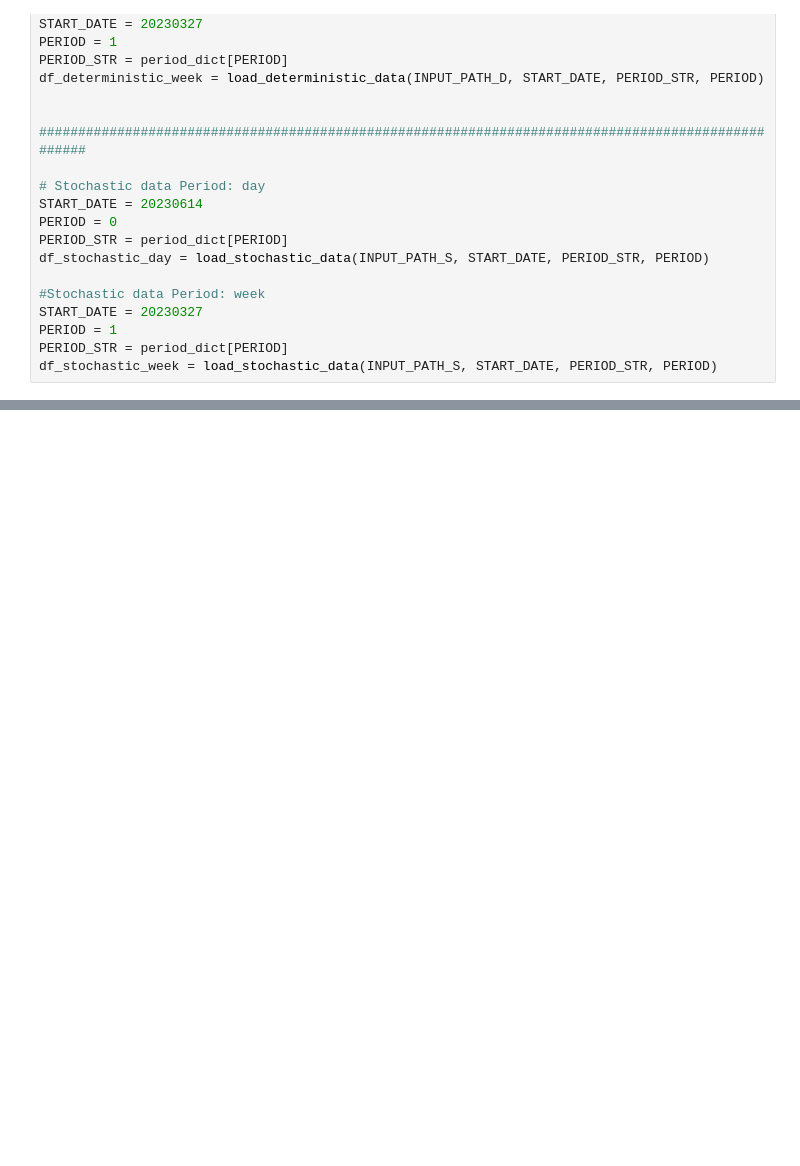
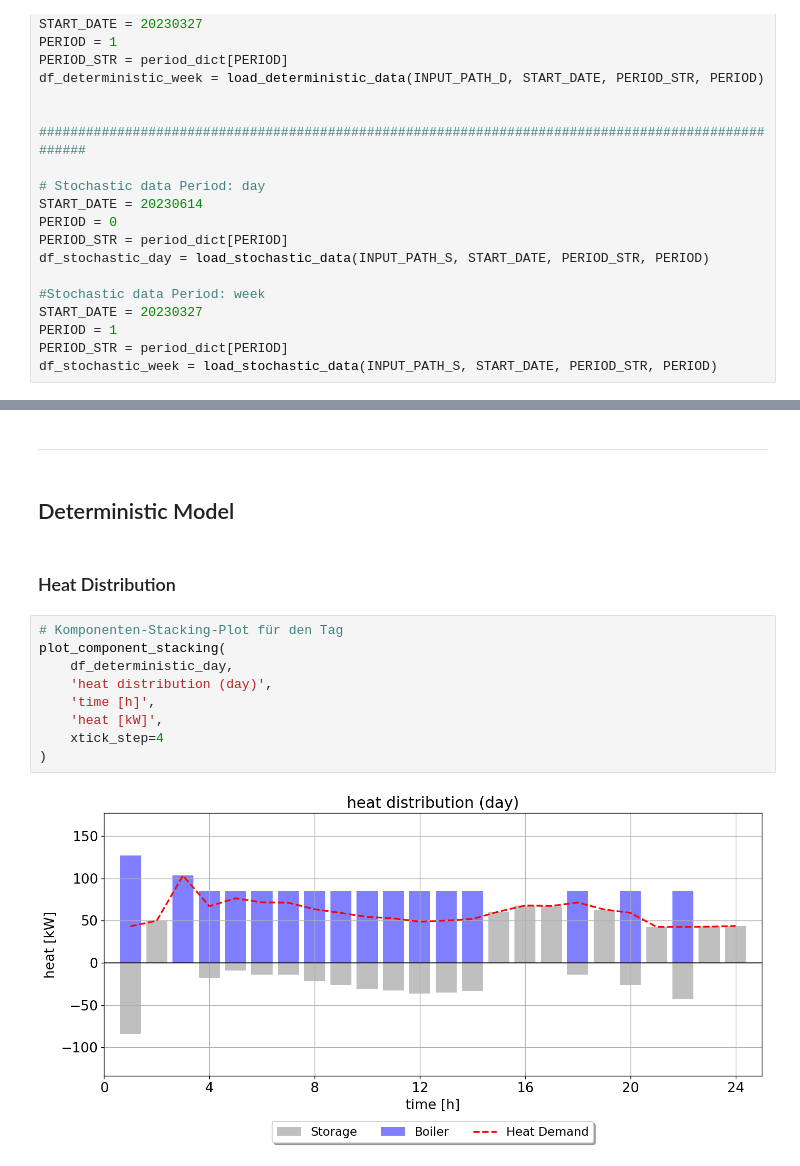
Before and after one commit to 0815Paul/SPMA, a Jupyter notebook: postprocessing/postprocessing.ipynb, the cells around one changed output, grey strips where cells are left out. Drawn from its saved outputs; the diff is of its cells as text; blank space fills up the shorter version.

```diff
--- a/postprocessing/postprocessing.ipynb
+++ b/postprocessing/postprocessing.ipynb
@@ -755,0 +996,17 @@ plt.show()
+# %% [markdown]
+---
+# %% [markdown]
+## Deterministic Model
+# %% [markdown]
+### Heat Distribution
+# %%
+# Komponenten-Stacking-Plot für den Tag
+plot_component_stacking(
+    df_deterministic_day,
+    'heat distribution (day)',
+    'time [h]',
+    'heat [kW]',
+    xtick_step=4
+)
+# %% [output]
+[figure, added]
```
Also changed, not shown: parts of 49 cells of this notebook, 31 other files.
